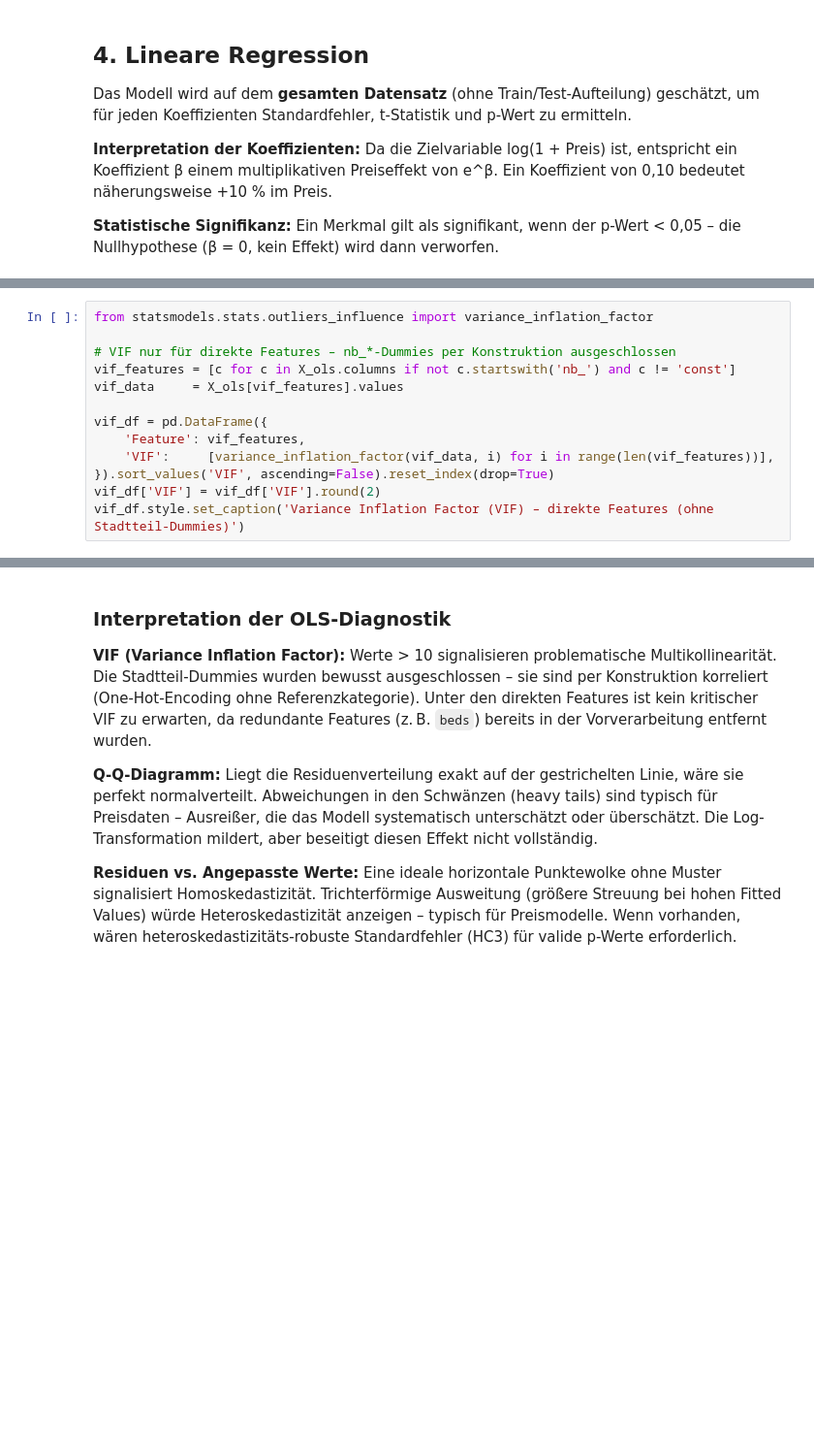
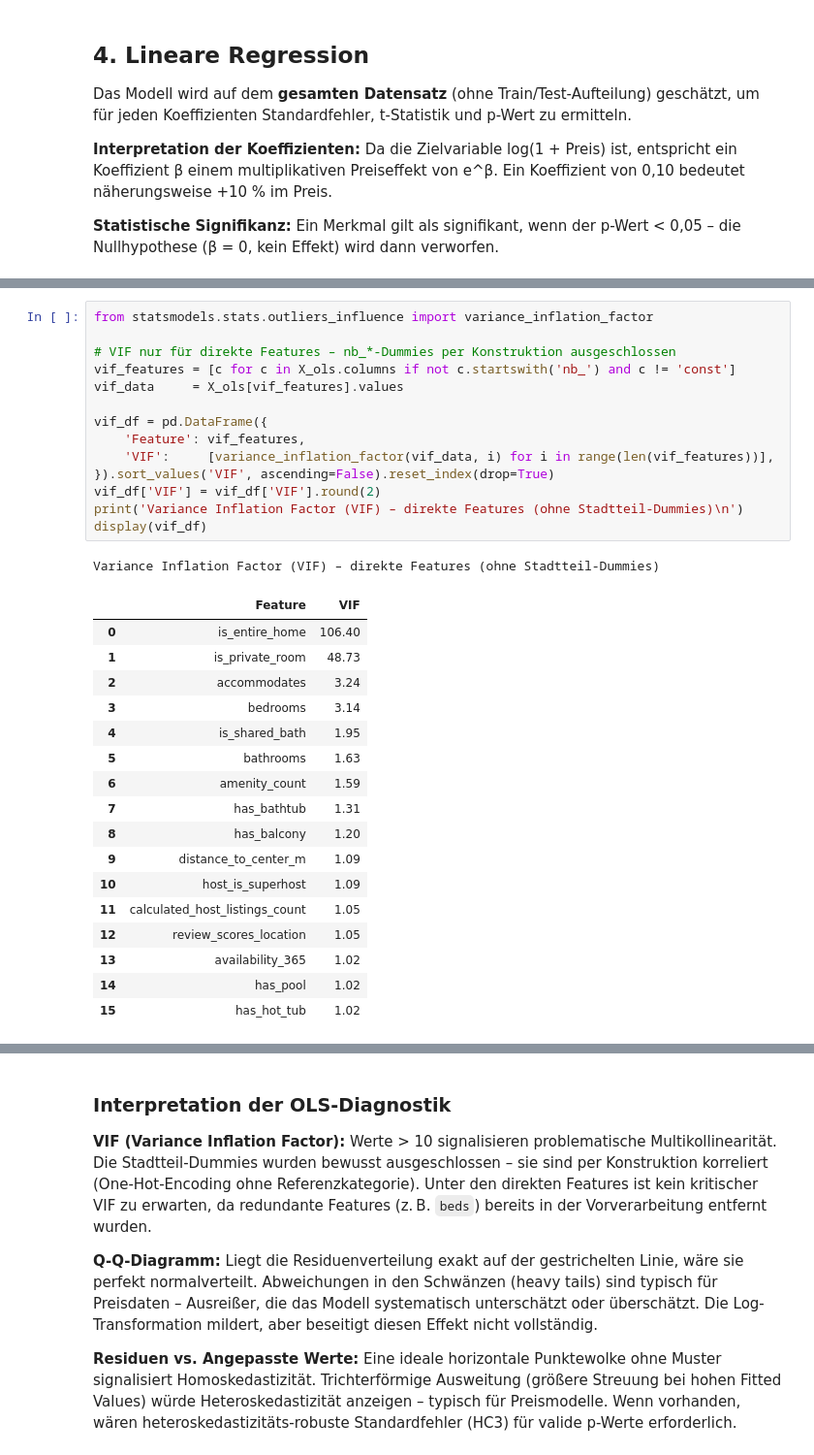
Before and after one commit to pa19duxu/AirbnbPrices, a Jupyter notebook: Prediction_improved.ipynb, the cells around one changed output, grey strips where cells are left out. Shown at 97% size. Cells and saved outputs as stored; diff of their text form; blank space fills up the shorter version.

```diff
--- a/Prediction_improved.ipynb
+++ b/Prediction_improved.ipynb
@@ -508,16 +508,36 @@ Signifikante Merkmale (ohne Stadtbezirk-Dummies): 16 von 49
 # %%
 from statsmodels.stats.outliers_influence import variance_inflation_factor
 
 # VIF nur für direkte Features – nb_*-Dummies per Konstruktion ausgeschlossen
 vif_features = [c for c in X_ols.columns if not c.startswith('nb_') and c != 'const']
 vif_data     = X_ols[vif_features].values
 
 vif_df = pd.DataFrame({
     'Feature': vif_features,
     'VIF':     [variance_inflation_factor(vif_data, i) for i in range(len(vif_features))],
 }).sort_values('VIF', ascending=False).reset_index(drop=True)
 vif_df['VIF'] = vif_df['VIF'].round(2)
-vif_df.style.set_caption('Variance Inflation Factor (VIF) – direkte Features (ohne Stadtteil-Dummies)')
+print('Variance Inflation Factor (VIF) – direkte Features (ohne Stadtteil-Dummies)\n')
+display(vif_df)
+# %% [output]
+Variance Inflation Factor (VIF) – direkte Features (ohne Stadtteil-Dummies)
+|  | Feature | VIF |
+| 0 | is_entire_home | 106.40 |
+| 1 | is_private_room | 48.73 |
+| 2 | accommodates | 3.24 |
+| 3 | bedrooms | 3.14 |
+| 4 | is_shared_bath | 1.95 |
+| 5 | bathrooms | 1.63 |
+| 6 | amenity_count | 1.59 |
+| 7 | has_bathtub | 1.31 |
+| 8 | has_balcony | 1.20 |
+| 9 | distance_to_center_m | 1.09 |
+| 10 | host_is_superhost | 1.09 |
+| 11 | calculated_host_listings_count | 1.05 |
+| 12 | review_scores_location | 1.05 |
+| 13 | availability_365 | 1.02 |
+| 14 | has_pool | 1.02 |
+| 15 | has_hot_tub | 1.02 |
 # %%
 fig, axes = plt.subplots(1, 2, figsize=(12, 5))
 
```
Also changed, not shown: parts of 18 cells of this notebook.
